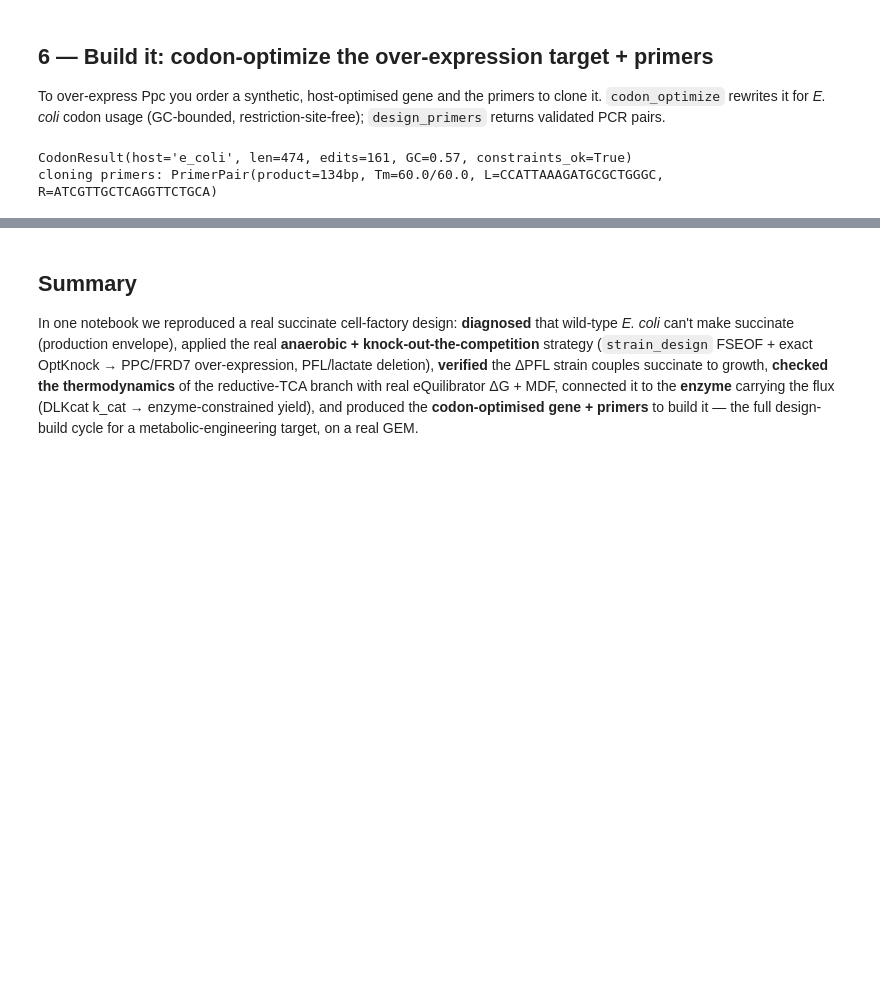
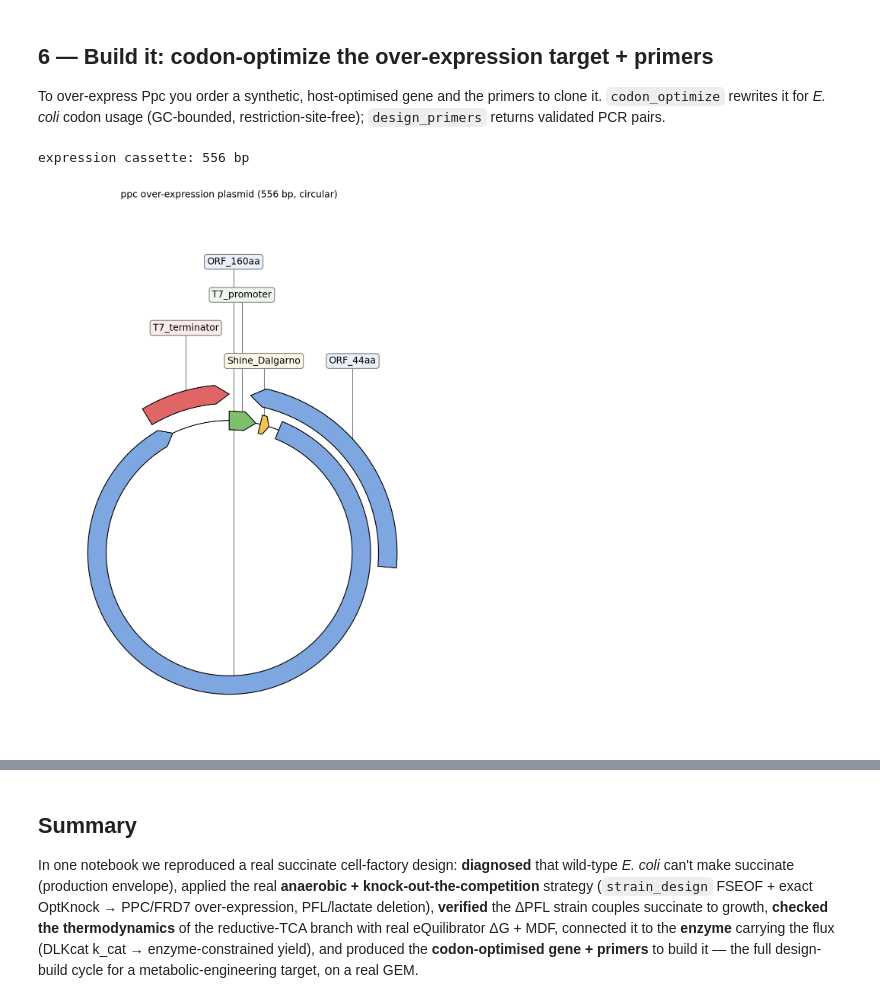
Before and after one commit to Starlitnightly/omicverse-tutorials, a Jupyter notebook: docs/Tutorials-synbio/t_synbio_case01_succinate.ipynb, the cells around one changed output, grey strips where cells are left out. Saved outputs shown, nothing was run; the diff lists cells and outputs as text; code cells hidden in the pictures; blank space fills up the shorter version.

```diff
--- a/docs/Tutorials-synbio/t_synbio_case01_succinate.ipynb
+++ b/docs/Tutorials-synbio/t_synbio_case01_succinate.ipynb
@@ -144,10 +144,13 @@ growth with Ppc enzyme-constrained: 0.489 /h
 
 To over-express Ppc you order a synthetic, host-optimised gene and the primers to clone it. `codon_optimize` rewrites it for *E. coli* codon usage (GC-bounded, restriction-site-free); `design_primers` returns validated PCR pairs.
 # %%
-opt = ov.synbio.codon_optimize(PPC, host='e_coli')
-print(opt)
-primers = ov.synbio.design_primers(opt.sequence)
-print('cloning primers:', primers[0])
+ppc_dna = ov.synbio.codon_optimize(PPC, host='e_coli').sequence
+# assemble a ppc over-expression cassette: T7 promoter + RBS + gene + T7 terminator
+cassette = ('TAATACGACTCACTATAGG' + 'AAAGGAGGACAACAT' + ppc_dna
+            + 'CTAGCATAACCCCTTGGGGCCTCTAAACGGGTCTTGAGGGGTTTTTTG')
+print('expression cassette:', len(cassette), 'bp')
+ov.synbio.view_construct(cassette, circular=True, title='ppc over-expression plasmid')
+None
 # %% [output]
-CodonResult(host='e_coli', len=474, edits=161, GC=0.57, constraints_ok=True)
-cloning primers: PrimerPair(product=134bp, Tm=60.0/60.0, L=CCATTAAAGATGCGCTGGGC, R=ATCGTTGCTCAGGTTCTGCA)
+expression cassette: 556 bp
+[figure, added]
```
Also changed, not shown: parts of 1 cell of this notebook, 2 other files.
